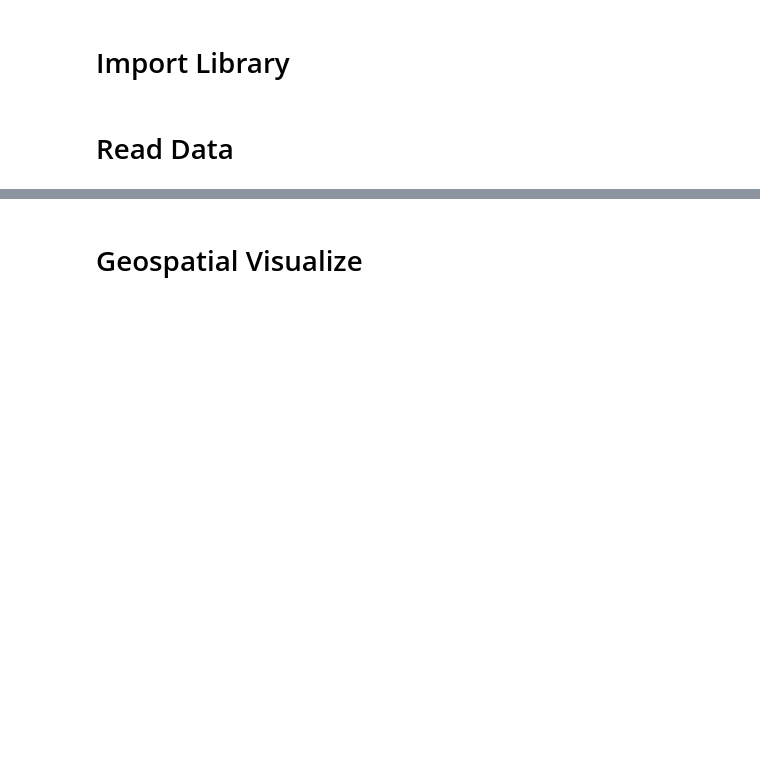
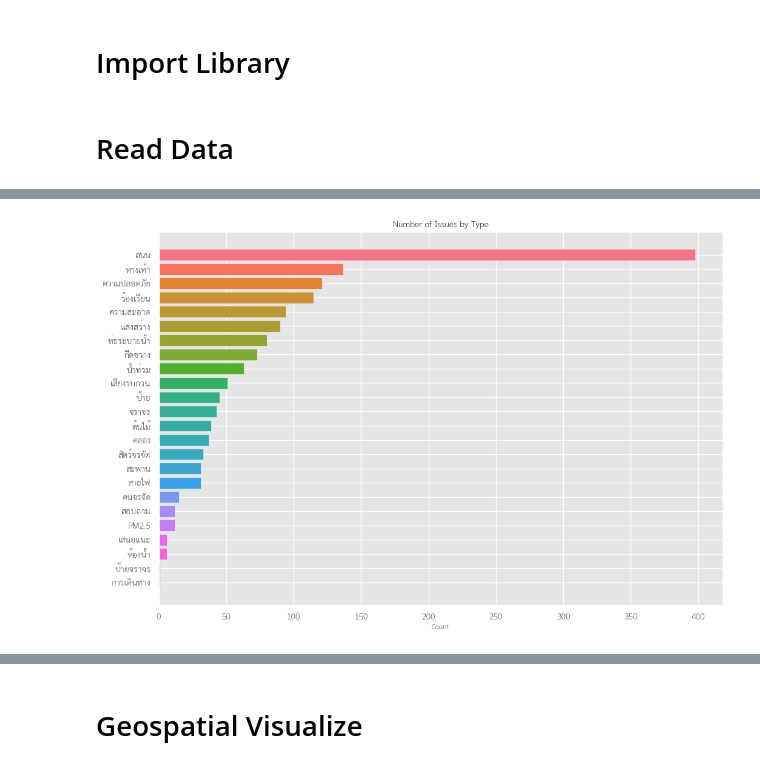
Before and after one commit to Bhuribhat/Traffy-Clustering, a Jupyter notebook: main.ipynb, the cells around one changed output, grey strips where cells are left out. Cells and saved outputs as stored; diff of their text form; code cells hidden in the pictures; blank space fills up the shorter version.

```diff
--- a/main.ipynb
+++ b/main.ipynb
@@ -5,6 +5,7 @@ import numpy as np
 import pandas as pd
 import seaborn as sns
 import matplotlib.pyplot as plt
+sns.set_style('whitegrid')
 
 import warnings
 warnings.filterwarnings("ignore")
@@ -30,3 +148,31 @@ df.head()
+# %%
+import matplotlib.font_manager as fm
+plt.style.use('ggplot')
+
+# create a new font with Thai support
+font_path = 'THSarabunChula-Regular.ttf'
+font_prop = fm.FontProperties(fname=font_path)
+
+# set the font as the default for Matplotlib
+plt.rcParams['font.family'] = font_prop.get_name()
+
+# set font
+plt.rcParams['xtick.labelsize'] = 15
+plt.rcParams['ytick.labelsize'] = 15
+
+# Set the color palette
+type_list = df_exploded['type'].value_counts().index
+palette = sns.color_palette("husl", len(type_list))
+
+plt.figure(figsize=(12, 8))
+plt.barh(type_list, width=df_exploded['type'].value_counts(), color=palette)
+
+plt.gca().invert_yaxis()
+plt.title('Number of Issues by Type')
+plt.xlabel('Count')
+plt.show()
+# %% [output]
+[figure, added]
 # %%
 df['province'].value_counts()
 # %% [output]
```
Also changed, not shown: parts of 23 cells of this notebook.
